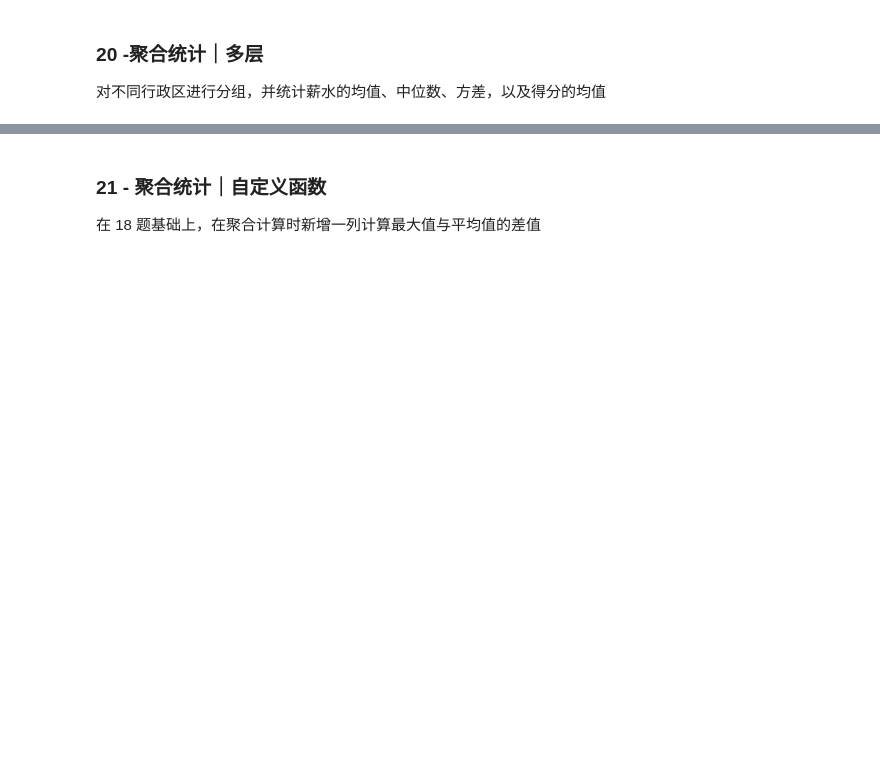
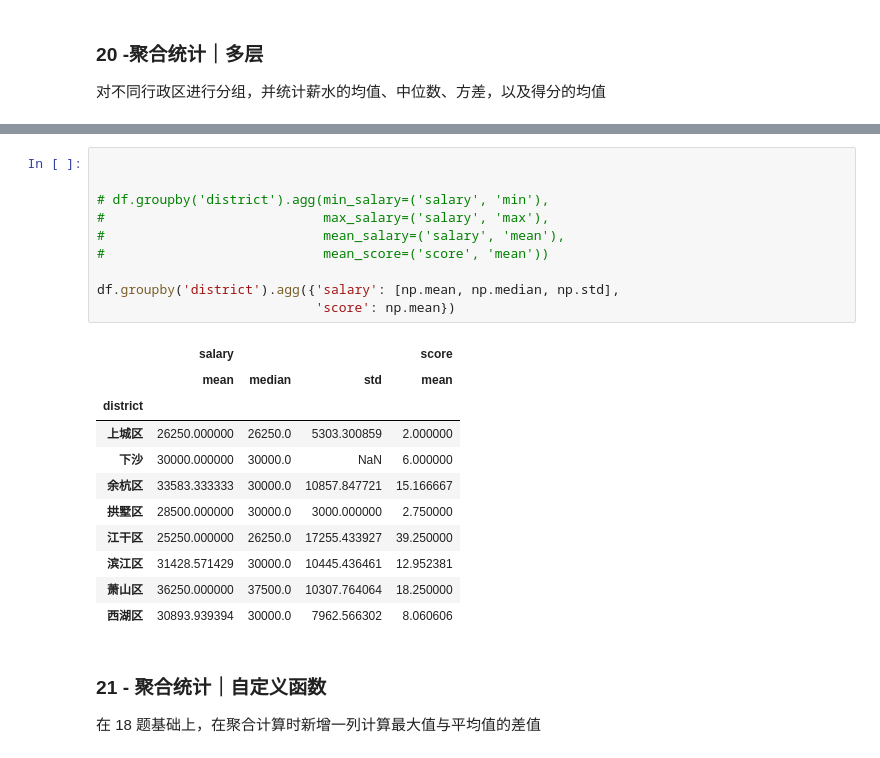
Before and after one commit to tungsten106/Pandas_Advanced_Exercise, a Jupyter notebook: 6 - 数据分组与聚合/数据分组与聚合.ipynb, the cells around one changed output, grey strips where cells are left out. Drawn from its saved outputs; the diff is of its cells as text; blank space fills up the shorter version.

```diff
--- a/6 - 数据分组与聚合/数据分组与聚合.ipynb
+++ b/6 - 数据分组与聚合/数据分组与聚合.ipynb
@@ -403,3 +420,25 @@ df.groupby("district")["positionName"].count().plot(kind="bar")
+# %%
+
+
+# df.groupby('district').agg(min_salary=('salary', 'min'),
+#                            max_salary=('salary', 'max'),
+#                            mean_salary=('salary', 'mean'),
+#                            mean_score=('score', 'mean'))
+
+df.groupby('district').agg({'salary': [np.mean, np.median, np.std],
+                            'score': np.mean})
+# %% [output]
+|  | salary |  |  | score |
+|  | mean | median | std | mean |
+| district |  |  |  |  |
+| 上城区 | 26250.000000 | 26250.0 | 5303.300859 | 2.000000 |
+| 下沙 | 30000.000000 | 30000.0 | NaN | 6.000000 |
+| 余杭区 | 33583.333333 | 30000.0 | 10857.847721 | 15.166667 |
+| 拱墅区 | 28500.000000 | 30000.0 | 3000.000000 | 2.750000 |
+| 江干区 | 25250.000000 | 26250.0 | 17255.433927 | 39.250000 |
+| 滨江区 | 31428.571429 | 30000.0 | 10445.436461 | 12.952381 |
+| 萧山区 | 36250.000000 | 37500.0 | 10307.764064 | 18.250000 |
+| 西湖区 | 30893.939394 | 30000.0 | 7962.566302 | 8.060606 |
 # %% [markdown]
 ### 21 - 聚合统计｜自定义函数
 
```
Also changed, not shown: parts of 12 cells of this notebook.
